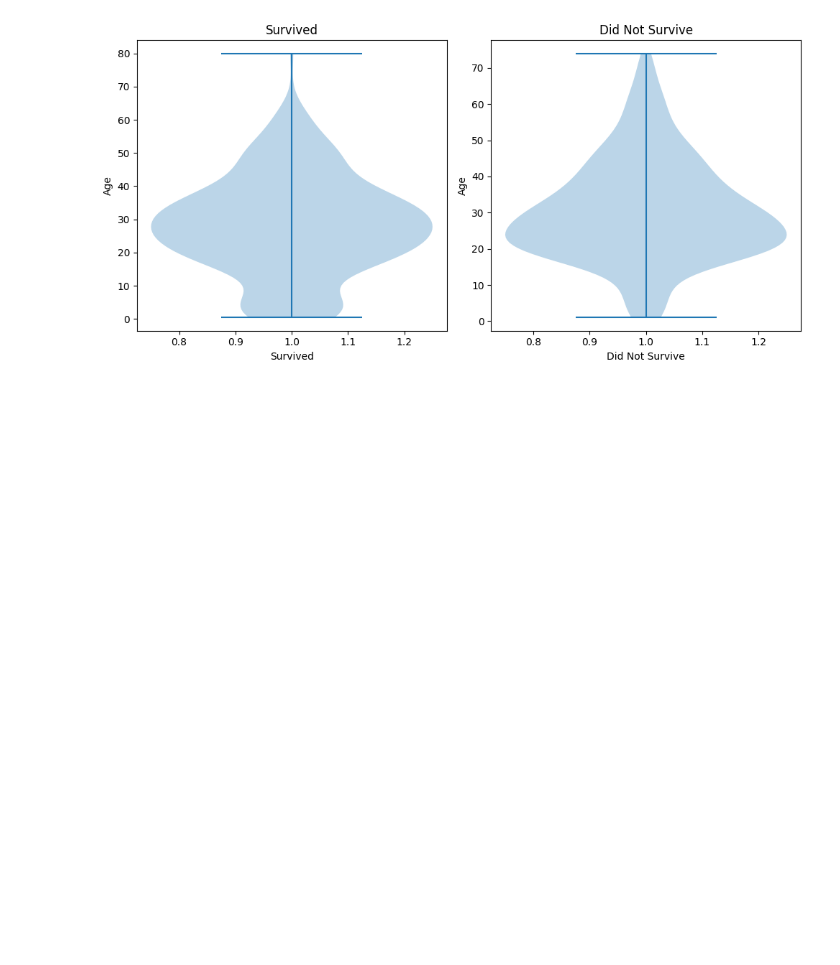
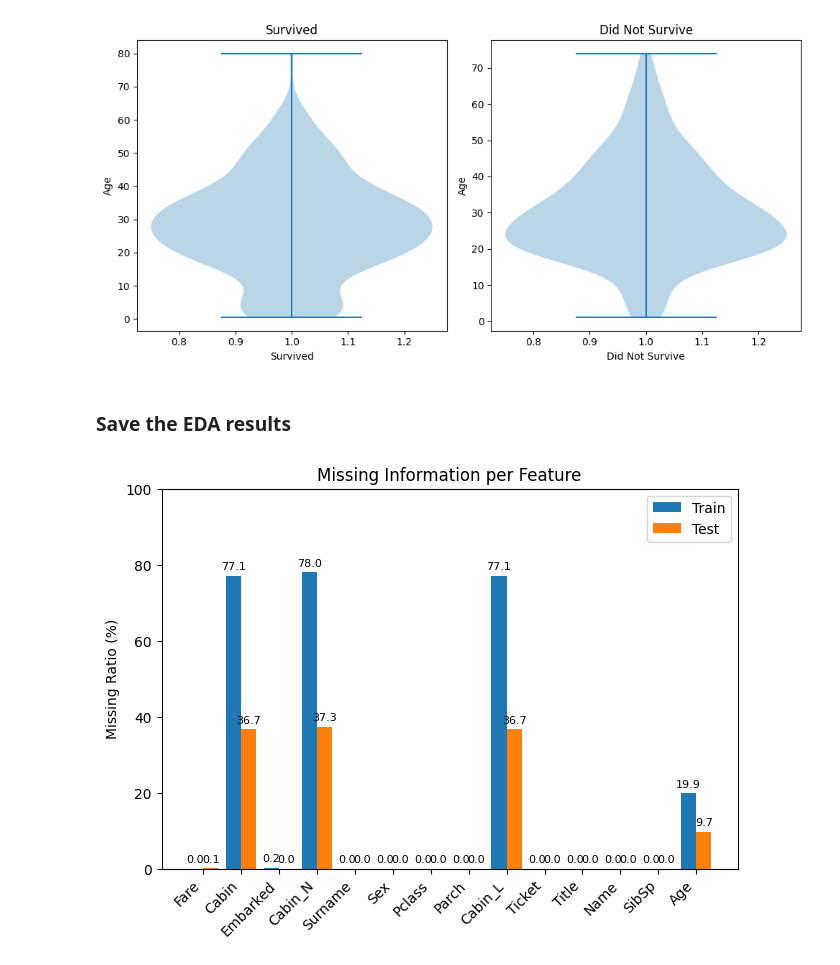
Before and after one commit to just-sabyr/cs_229_Notes, a Jupyter notebook: titanic/eda.ipynb, the cells around one changed output. Drawn from its saved outputs; the diff is of its cells as text; code cells hidden in the pictures; blank space fills up the shorter version.

```diff
--- a/titanic/eda.ipynb
+++ b/titanic/eda.ipynb
@@ -309,15 +318,15 @@ len(set(test["Surname"].unique()) - set(train["Surname"].unique()))
 # %% [markdown]
 #### Engineer Features from Surnames
 # %%
-# This breaks the IID assumption
-# and further becomes problematic when validating etc.
+# # This breaks the IID assumption
+# # and further becomes problematic when validating etc.
 
-# Train
-counts = train.groupby(by=["Surname", "Survived"]).size().unstack(fill_value=0)
-counts.columns = ["Fam_Dead_Count", "Fam_Survived_Count"]
-counts = counts.reset_index()
+# # Train
+# counts = train.groupby(by=["Surname", "Survived"]).size().unstack(fill_value=0)
+# counts.columns = ["Fam_Dead_Count", "Fam_Survived_Count"]
+# counts = counts.reset_index()
 
-train = train.merge(counts, on="Surname", how="left")
+# train = train.merge(counts, on="Surname", how="left")
 # %% [markdown]
 ### Title
 # %%
@@ -416,3 +425,11 @@ plt.tight_layout()
 plt.show()
 # %% [output]
 [figure]
+# %% [markdown]
+### Save the EDA results
+# %%
+columns = set(train.columns) - set(removeable_columns)
+
+missing_data_bar_plot(cols=columns)
+# %% [output]
+[figure, added]
```
Also changed, not shown: parts of 4 cells of this notebook, 1 other file.
